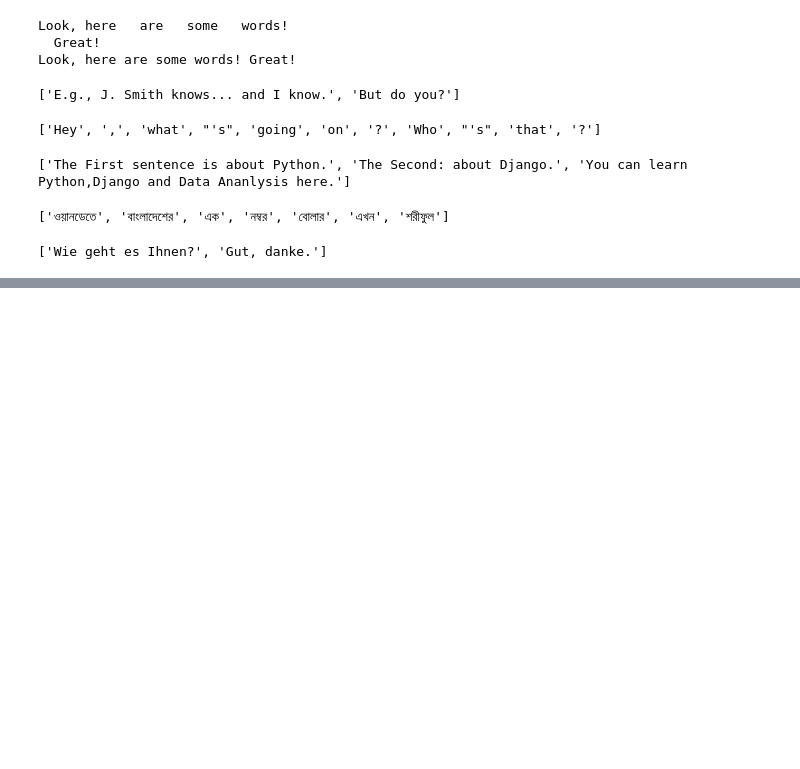
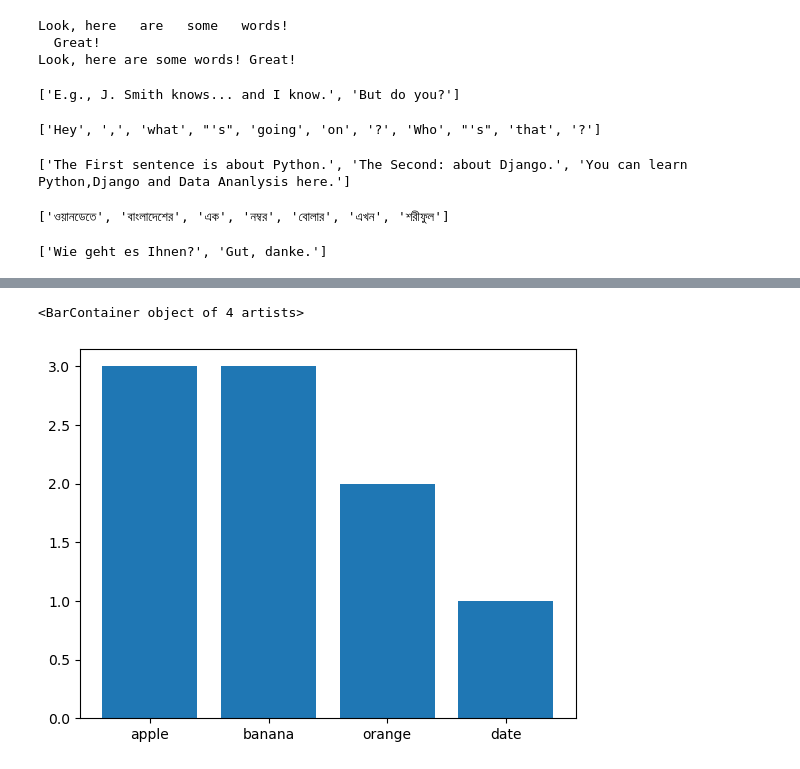
Before and after one commit to TheAhmadSharif/ML_Lab, a Jupyter notebook: NLP_Text_Data/Tokenization_Lemmatization.ipynb, the cells around one changed output, grey strips where cells are left out. Cells and saved outputs as stored; diff of their text form; code cells hidden in the pictures; blank space fills up the shorter version.

```diff
--- a/NLP_Text_Data/Tokenization_Lemmatization.ipynb
+++ b/NLP_Text_Data/Tokenization_Lemmatization.ipynb
@@ -61,0 +295,12 @@ print(german_tokens)
+# %%
+import pandas as pd
+import matplotlib.pyplot as plt
+
+df = pd.DataFrame({'c1':['apple','banana','banana'],'c2':['orange','apple','apple'],'c3':['banana','date','orange']})
+
+df_stack=df.stack(level=0)
+counter=df_stack.value_counts() # set top 10: df_stack.value_counts()[0:10]
+plt.bar(counter.index,counter.values)
+# %% [output]
+<BarContainer object of 4 artists>
+[figure, added]
```
Also changed, not shown: parts of 21 cells of this notebook, 4 other files.
